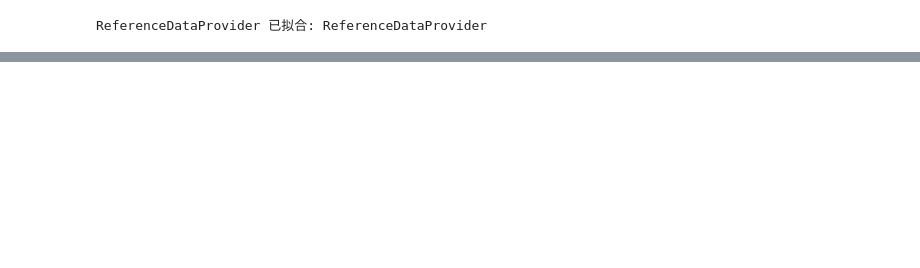
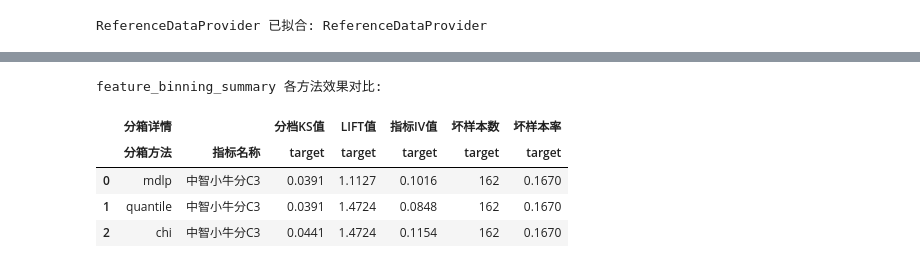
Before and after one commit to hengshu-credit/hscredit, a Jupyter notebook: examples/11_report.ipynb, the cells around one changed output, grey strips where cells are left out. Drawn from its saved outputs; the diff is of its cells as text; code cells hidden in the pictures; blank space fills up the shorter version.

```diff
--- a/examples/11_report.ipynb
+++ b/examples/11_report.ipynb
@@ -1170,0 +1228,12 @@ ReferenceDataProvider 已拟合: ReferenceDataProvider
+# %%
+# 多分箱方法效果汇总
+_bin_tables, _summary = feature_binning_summary(df, feature='中智小牛分C3', methods=['mdlp', 'quantile', 'chi'], target='target')
+print('feature_binning_summary 各方法效果对比:')
+display(_summary)
+# %% [output]
+feature_binning_summary 各方法效果对比:
+|  | 分箱详情 |  | 分档KS值 | LIFT值 | 指标IV值 | 坏样本数 | 坏样本率 |
+|  | 分箱方法 | 指标名称 | target | target | target | target | target |
+| 0 | mdlp | 中智小牛分C3 | 0.0391 | 1.1127 | 0.1016 | 162 | 0.1670 |
+| 1 | quantile | 中智小牛分C3 | 0.0391 | 1.4724 | 0.0848 | 162 | 0.1670 |
+| 2 | chi | 中智小牛分C3 | 0.0441 | 1.4724 | 0.1154 | 162 | 0.1670 |
```
Also changed, not shown: parts of 12 cells of this notebook, 19 other files.
